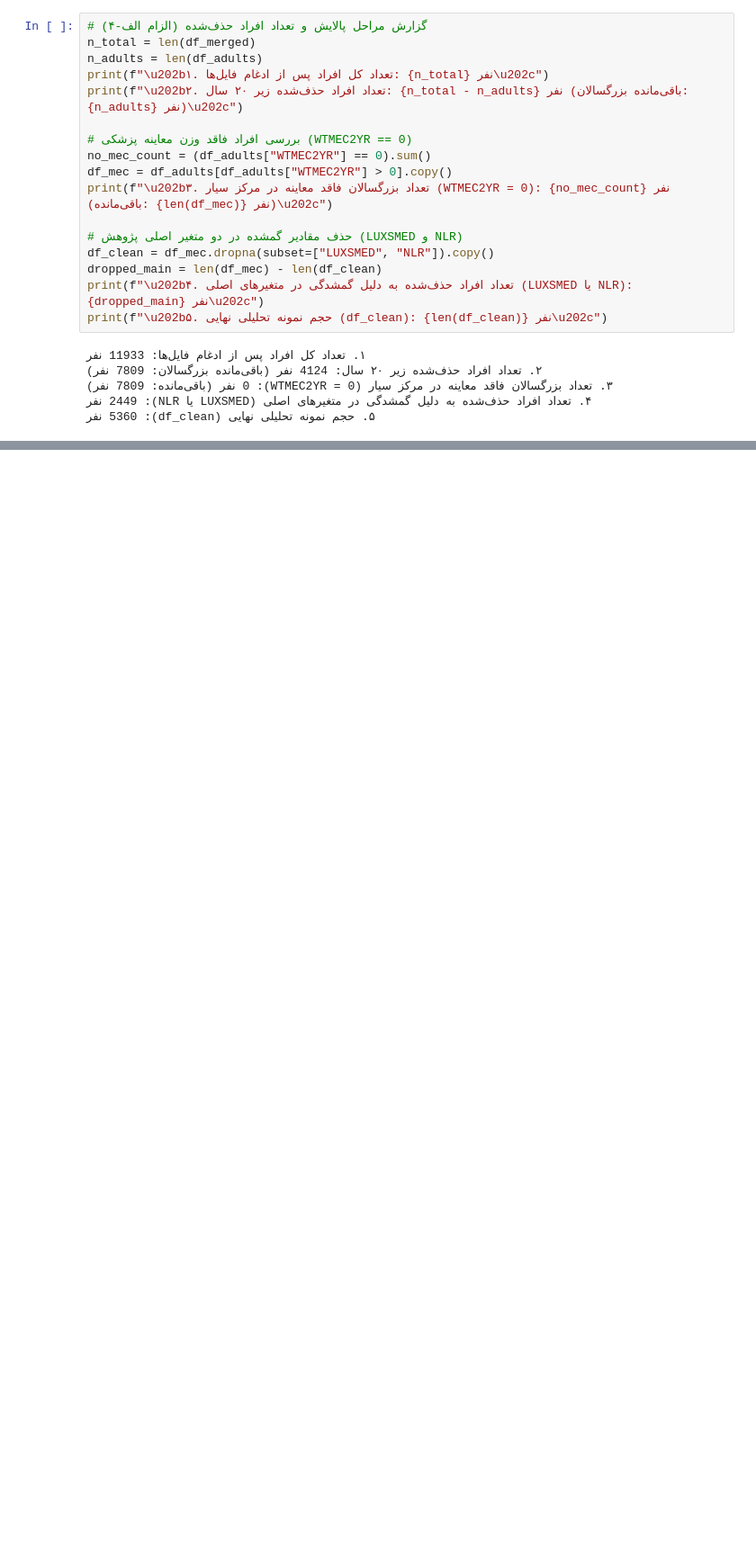
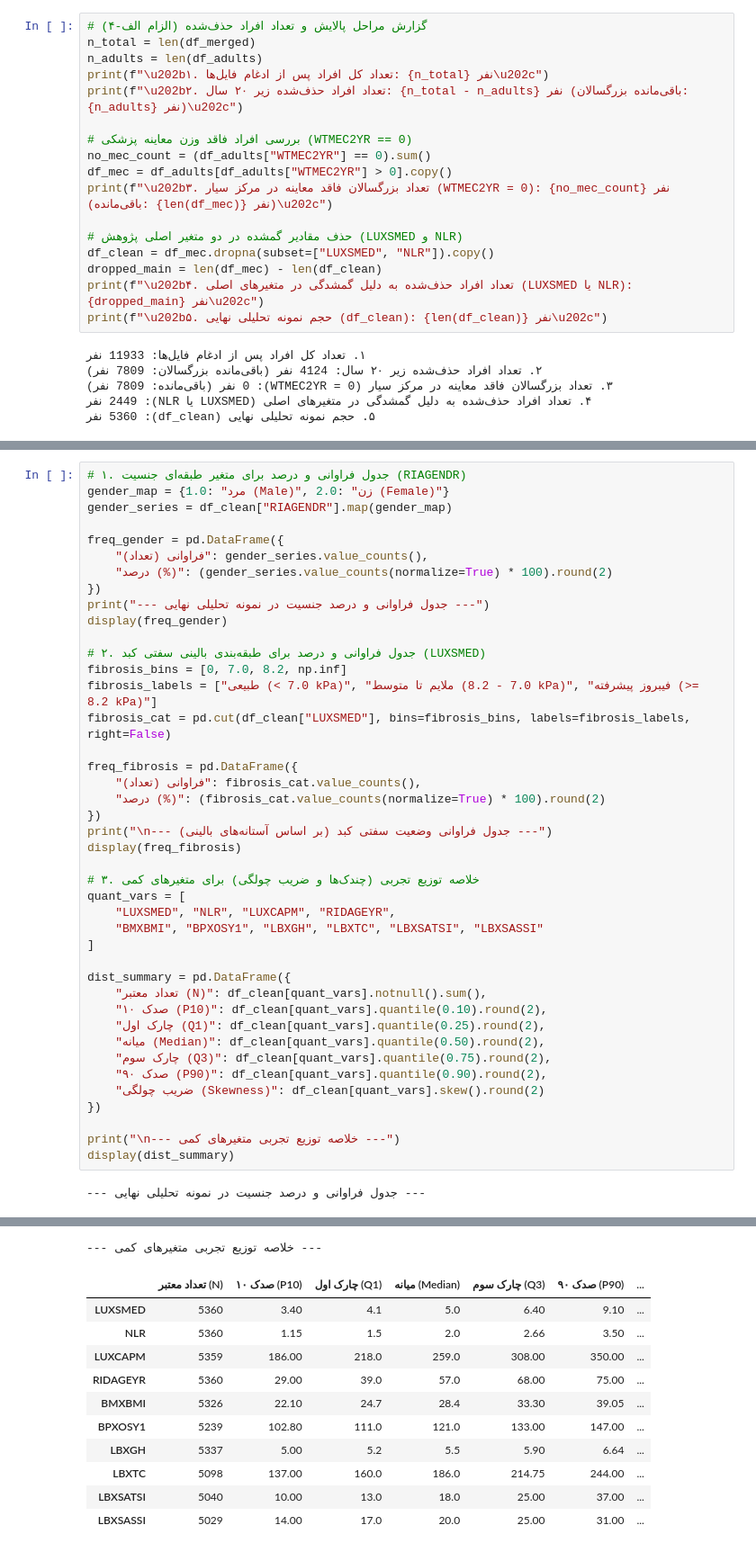
Before and after one commit to AtenaNouri/Statistics-Project, a Jupyter notebook: notebooks/phase1.ipynb, the cells around one changed output, grey strips where cells are left out. Shown at 90% size. Saved outputs shown, nothing was run; the diff lists cells and outputs as text; blank space fills up the shorter version.

```diff
--- a/notebooks/phase1.ipynb
+++ b/notebooks/phase1.ipynb
@@ -186,0 +205,44 @@ print(f"\u202b۵. حجم نمونه تحلیلی نهایی (df_clean): {len(df_
+# %%
+# ۱. جدول فراوانی و درصد برای متغیر طبقه‌ای جنسیت (RIAGENDR)
+gender_map = {1.0: "مرد (Male)", 2.0: "زن (Female)"}
+gender_series = df_clean["RIAGENDR"].map(gender_map)
+
+freq_gender = pd.DataFrame({
+    "فراوانی (تعداد)": gender_series.value_counts(),
+    "درصد (%)": (gender_series.value_counts(normalize=True) * 100).round(2)
+})
+print("--- جدول فراوانی و درصد جنسیت در نمونه تحلیلی نهایی ---")
+display(freq_gender)
+
+# ۲. جدول فراوانی و درصد برای طبقه‌بندی بالینی سفتی کبد (LUXSMED)
+fibrosis_bins = [0, 7.0, 8.2, np.inf]
+fibrosis_labels = ["طبیعی (< 7.0 kPa)", "ملایم تا متوسط (7.0 - 8.2 kPa)", "فیبروز پیشرفته (>= 8.2 kPa)"]
+fibrosis_cat = pd.cut(df_clean["LUXSMED"], bins=fibrosis_bins, labels=fibrosis_labels, right=False)
+
+freq_fibrosis = pd.DataFrame({
+    "فراوانی (تعداد)": fibrosis_cat.value_counts(),
+    "درصد (%)": (fibrosis_cat.value_counts(normalize=True) * 100).round(2)
+})
+print("\n--- جدول فراوانی وضعیت سفتی کبد (بر اساس آستانه‌های بالینی) ---")
+display(freq_fibrosis)
+
+# ۳. خلاصه توزیع تجربی (چندک‌ها و ضریب چولگی) برای متغیرهای کمی
+quant_vars = [
+    "LUXSMED", "NLR", "LUXCAPM", "RIDAGEYR",
+    "BMXBMI", "BPXOSY1", "LBXGH", "LBXTC", "LBXSATSI", "LBXSASSI"
+]
+
+dist_summary = pd.DataFrame({
+    "تعداد معتبر (N)": df_clean[quant_vars].notnull().sum(),
+    "صدک ۱۰ (P10)": df_clean[quant_vars].quantile(0.10).round(2),
+    "چارک اول (Q1)": df_clean[quant_vars].quantile(0.25).round(2),
+    "میانه (Median)": df_clean[quant_vars].quantile(0.50).round(2),
+    "چارک سوم (Q3)": df_clean[quant_vars].quantile(0.75).round(2),
+    "صدک ۹۰ (P90)": df_clean[quant_vars].quantile(0.90).round(2),
+    "ضریب چولگی (Skewness)": df_clean[quant_vars].skew().round(2)
+})
+
+print("\n--- خلاصه توزیع تجربی متغیرهای کمی ---")
+display(dist_summary)
+# %% [output]
+--- جدول فراوانی و درصد جنسیت در نمونه تحلیلی نهایی ---
@@ -186,0 +259,12 @@ print(f"\u202b۵. حجم نمونه تحلیلی نهایی (df_clean): {len(df_
+--- خلاصه توزیع تجربی متغیرهای کمی ---
+|  | تعداد معتبر (N) | صدک ۱۰ (P10) | چارک اول (Q1) | میانه (Median) | چارک سوم (Q3) | صدک ۹۰ (P90) | ... |
+| LUXSMED | 5360 | 3.40 | 4.1 | 5.0 | 6.40 | 9.10 | ... |
+| NLR | 5360 | 1.15 | 1.5 | 2.0 | 2.66 | 3.50 | ... |
+| LUXCAPM | 5359 | 186.00 | 218.0 | 259.0 | 308.00 | 350.00 | ... |
+| RIDAGEYR | 5360 | 29.00 | 39.0 | 57.0 | 68.00 | 75.00 | ... |
+| BMXBMI | 5326 | 22.10 | 24.7 | 28.4 | 33.30 | 39.05 | ... |
+| BPXOSY1 | 5239 | 102.80 | 111.0 | 121.0 | 133.00 | 147.00 | ... |
+| LBXGH | 5337 | 5.00 | 5.2 | 5.5 | 5.90 | 6.64 | ... |
+| LBXTC | 5098 | 137.00 | 160.0 | 186.0 | 214.75 | 244.00 | ... |
+| LBXSATSI | 5040 | 10.00 | 13.0 | 18.0 | 25.00 | 37.00 | ... |
+| LBXSASSI | 5029 | 14.00 | 17.0 | 20.0 | 25.00 | 31.00 | ... |
```
Also changed, not shown: parts of 7 cells of this notebook.
